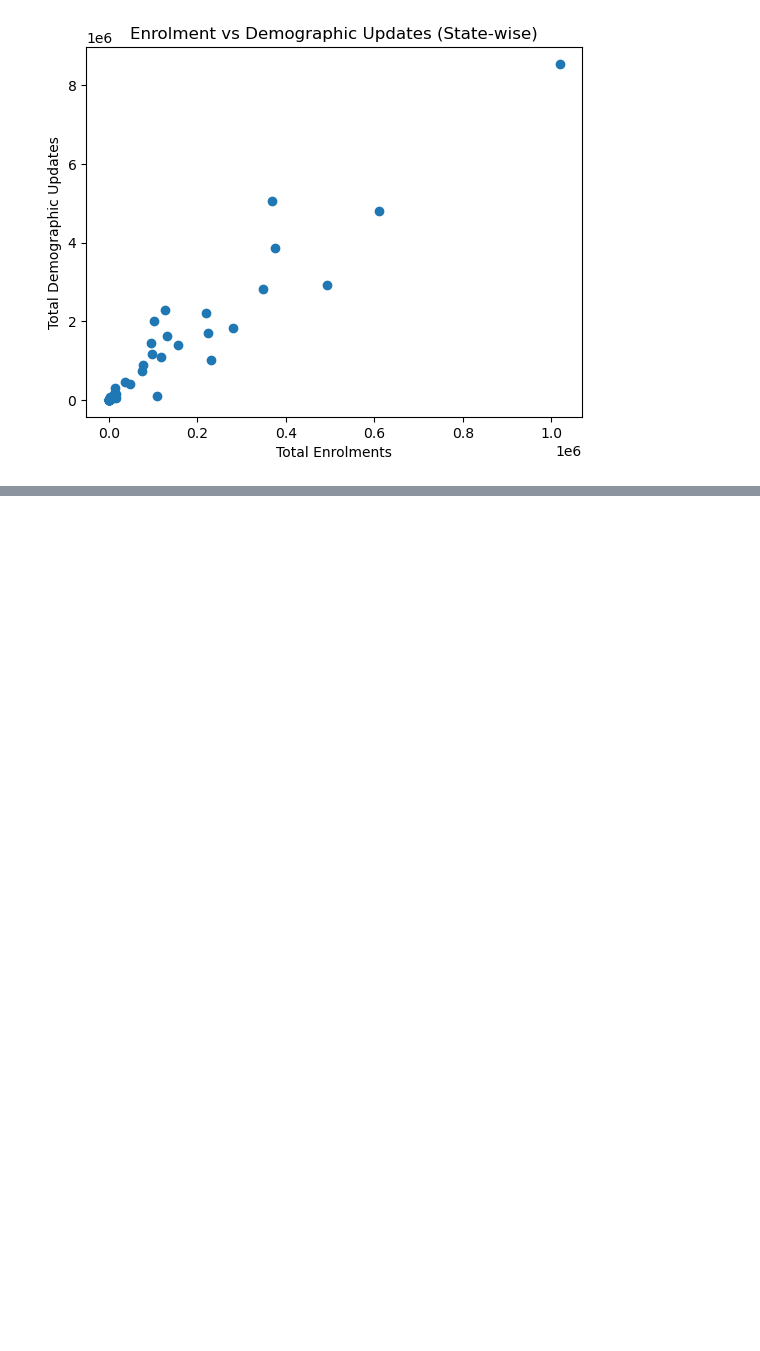
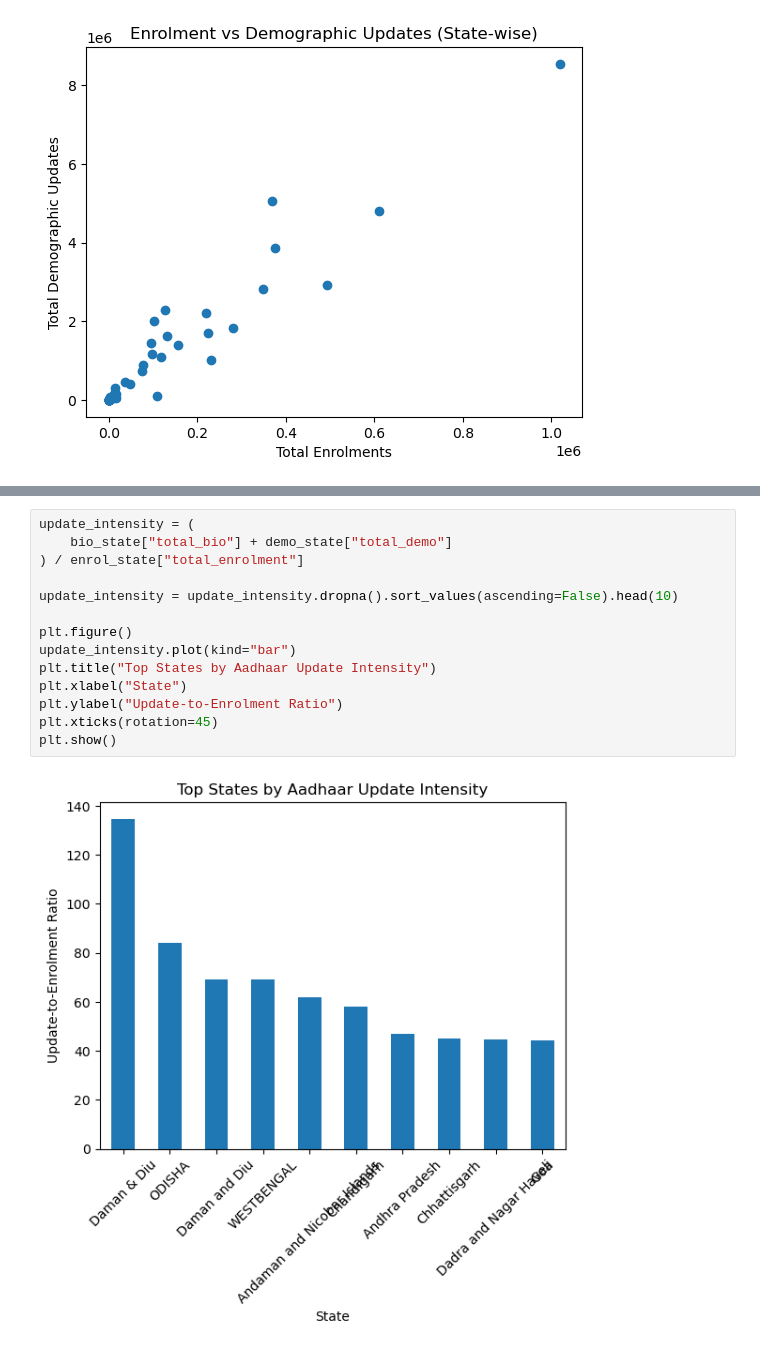
Before and after one commit to NishantRajora/Societal-Trends-in-Aadhaar-Enrolment-and-Updates, a Jupyter notebook: uidai.ipynb, the cells around one changed output, grey strips where cells are left out. Cells and saved outputs as stored; diff of their text form; blank space fills up the shorter version.

```diff
--- a/uidai.ipynb
+++ b/uidai.ipynb
@@ -210,0 +225,16 @@ plt.show()
+# %%
+update_intensity = (
+    bio_state["total_bio"] + demo_state["total_demo"]
+) / enrol_state["total_enrolment"]
+
+update_intensity = update_intensity.dropna().sort_values(ascending=False).head(10)
+
+plt.figure()
+update_intensity.plot(kind="bar")
+plt.title("Top States by Aadhaar Update Intensity")
+plt.xlabel("State")
+plt.ylabel("Update-to-Enrolment Ratio")
+plt.xticks(rotation=45)
+plt.show()
+# %% [output]
+[figure, added]
```
Also changed, not shown: parts of 1 cell of this notebook.
